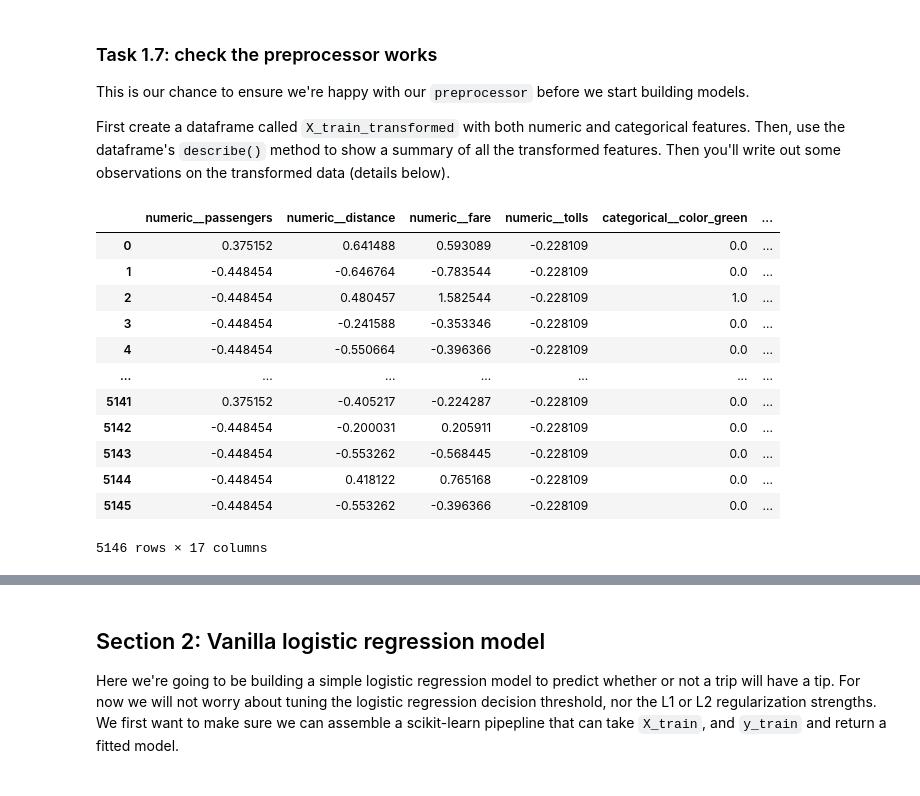
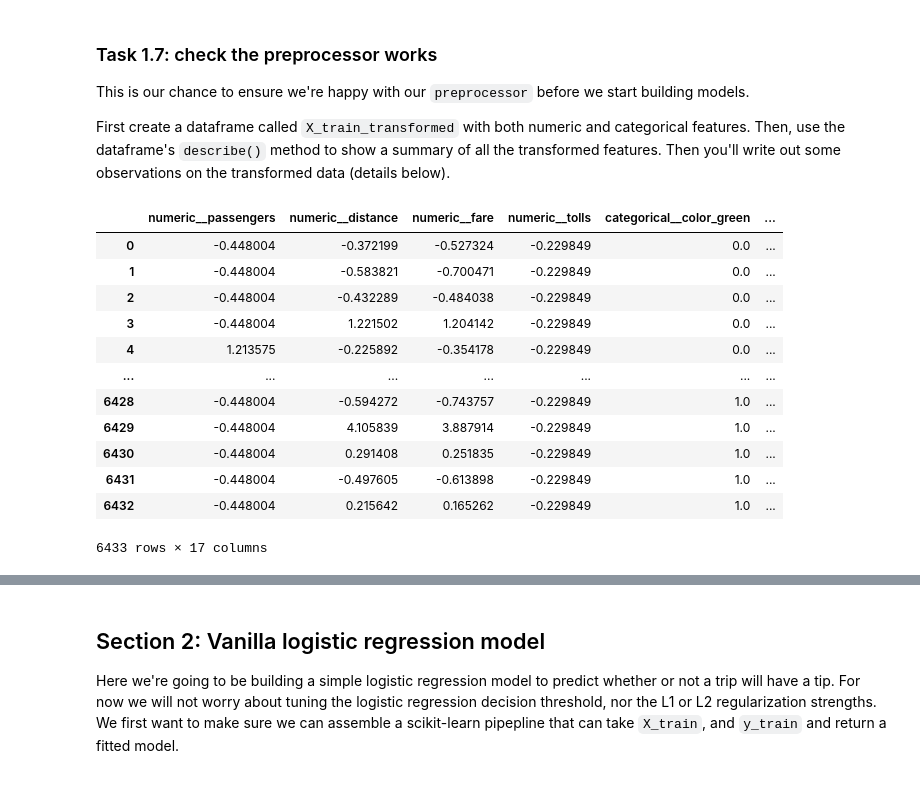
Before and after one commit to Jguan10/CS-39542, a Jupyter notebook: Programming Assignment 3/program03-template.ipynb, the cells around one changed output, grey strips where cells are left out. Drawn from its saved outputs; the diff is of its cells as text; code cells hidden in the pictures.

```diff
--- a/Programming Assignment 3/program03-template.ipynb
+++ b/Programming Assignment 3/program03-template.ipynb
@@ -99,11 +107,13 @@ First, create two new objects `X` and `y` containing the feature and target colu
 - the random seed to `42`
 # %%
 # separate target (y) and feature (X) variables
-y = ...
-X = ...
+selected_features = ['pickup', 'dropoff', 'passengers', 'distance', 'fare', 'tip', 'tolls',
+                     'total', 'color', 'payment', 'pickup_zone', 'dropoff_zone', 'pickup_borough', 'dropoff_borough']
+y = taxi_rides['tipped']
+X = taxi_rides[selected_features]
 # %%
 # split into train and test data subsets
-...
+X_train, X_test, y_train, y_test = train_test_split(X, y, test_size = .2, random_state = 42)
 # %% [markdown]
 ### Task 1.4: Transformer for numeric features
 Now that we have split out data into train and test, features and target, we need to set up the preprocessing steps that the feature columns will need before we can train a model.
@@ -119,7 +129,10 @@ numeric_features = [
 ]
 # %%
 # pipeline for numeric features
-numeric_transformer = ...
+numeric_transformer = numeric_transformer = Pipeline(steps = [
+    ("imputer", SimpleImputer(strategy = "median")),
+    ("scaler", StandardScaler())
+])
 # %%
 # visualize the transformer
 numeric_transformer
@@ -150,7 +163,10 @@ categorical_features = [
 ]
 # %%
 # pipeline for categorical features
-categorical_transformer = ...
+categorical_transformer = Pipeline(steps = [
+    ("imputer", SimpleImputer(strategy = "most_frequent")),
+    ("encoder", OneHotEncoder(handle_unknown = "ignore"))
+])
 # %%
 # visualize the transformer
 categorical_transformer
@@ -204,30 +220,31 @@ This is our chance to ensure we're happy with our `preprocessor` before we start
 First create a dataframe called `X_train_transformed` with both numeric and categorical features. Then, use the dataframe's `describe()` method to show a summary of all the transformed features. Then you'll write out some observations on the transformed data (details below).
 # %%
 # fit and transform the preprocessor on X_train
-X_train_transformed = ...
+X_train_transformed = preprocessor.fit_transform(taxi_rides)
 
 # arrange in a dataframe
 X_train_transformed = pd.DataFrame(
-    data=...,
-    columns=preprocessor.get_feature_names_out()
+    data = X_train_transformed,
+    columns = preprocessor.get_feature_names_out(),
+    index = taxi_rides.index
 )
 
 # display the dataframe
 X_train_transformed
 # %% [output]
 |  | numeric__passengers | numeric__distance | numeric__fare | numeric__tolls | categorical__color_green | ... |
-| 0 | 0.375152 | 0.641488 | 0.593089 | -0.228109 | 0.0 | ... |
-| 1 | -0.448454 | -0.646764 | -0.783544 | -0.228109 | 0.0 | ... |
-| 2 | -0.448454 | 0.480457 | 1.582544 | -0.228109 | 1.0 | ... |
-| 3 | -0.448454 | -0.241588 | -0.353346 | -0.228109 | 0.0 | ... |
-| 4 | -0.448454 | -0.550664 | -0.396366 | -0.228109 | 0.0 | ... |
+| 0 | -0.448004 | -0.372199 | -0.527324 | -0.229849 | 0.0 | ... |
+| 1 | -0.448004 | -0.583821 | -0.700471 | -0.229849 | 0.0 | ... |
+| 2 | -0.448004 | -0.432289 | -0.484038 | -0.229849 | 0.0 | ... |
+| 3 | -0.448004 | 1.221502 | 1.204142 | -0.229849 | 0.0 | ... |
+| 4 | 1.213575 | -0.225892 | -0.354178 | -0.229849 | 0.0 | ... |
 | ... | ... | ... | ... | ... | ... | ... |
-| 5141 | 0.375152 | -0.405217 | -0.224287 | -0.228109 | 0.0 | ... |
-| 5142 | -0.448454 | -0.200031 | 0.205911 | -0.228109 | 0.0 | ... |
-| 5143 | -0.448454 | -0.553262 | -0.568445 | -0.228109 | 0.0 | ... |
-| 5144 | -0.448454 | 0.418122 | 0.765168 | -0.228109 | 0.0 | ... |
-| 5145 | -0.448454 | -0.553262 | -0.396366 | -0.228109 | 0.0 | ... |
+| 6428 | -0.448004 | -0.594272 | -0.743757 | -0.229849 | 1.0 | ... |
+| 6429 | -0.448004 | 4.105839 | 3.887914 | -0.229849 | 1.0 | ... |
+| 6430 | -0.448004 | 0.291408 | 0.251835 | -0.229849 | 1.0 | ... |
+| 6431 | -0.448004 | -0.497605 | -0.613898 | -0.229849 | 1.0 | ... |
+| 6432 | -0.448004 | 0.215642 | 0.165262 | -0.229849 | 1.0 | ... |
-5146 rows × 17 columns
+6433 rows × 17 columns
 # %%
 # compute a summary of all the features
 X_train_transformed.describe()
```
Also changed, not shown: parts of 22 cells of this notebook.
